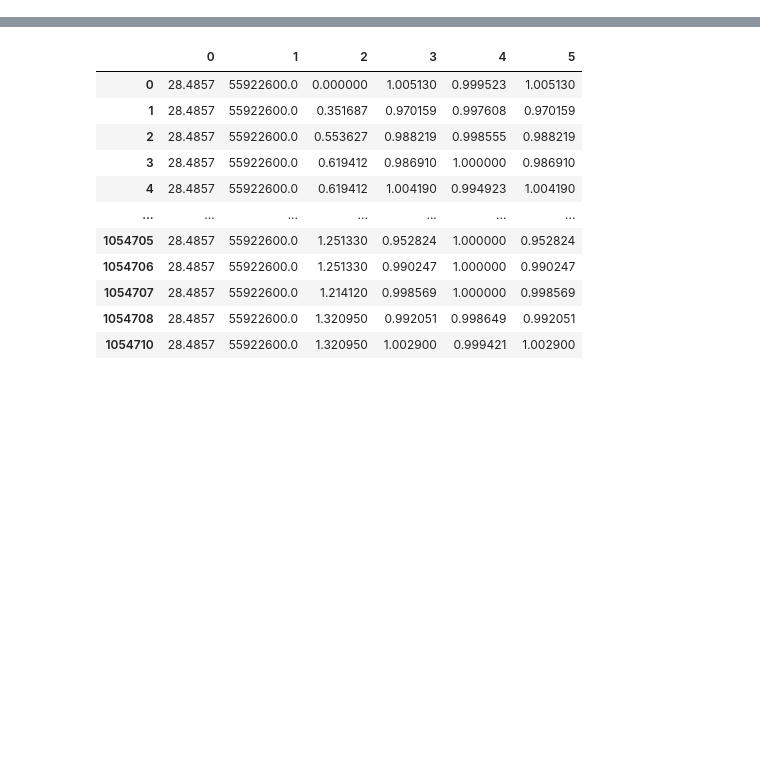
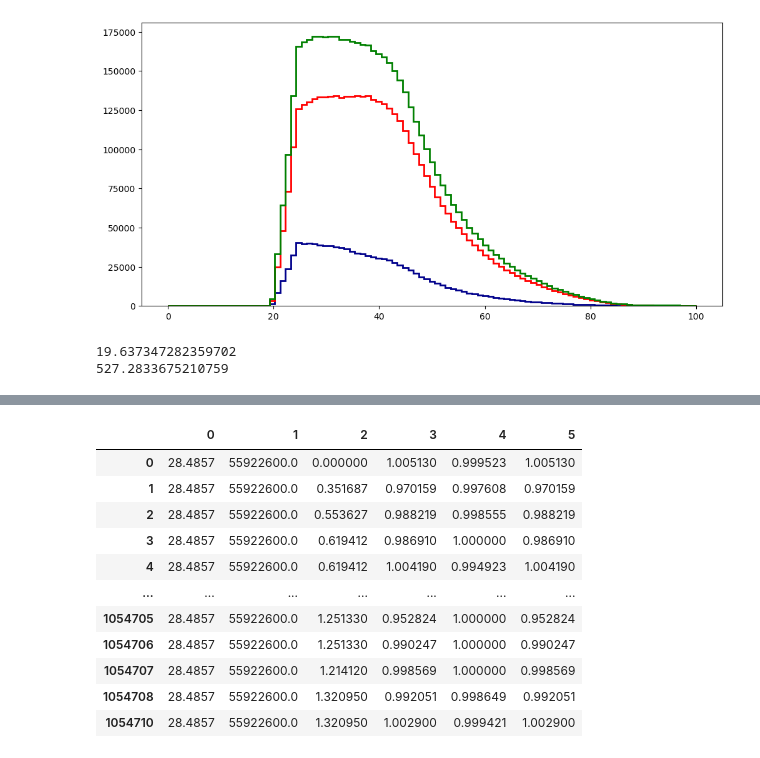
Before and after one commit to FindTheHiggs/Code, a Jupyter notebook: Code/Support.ipynb, the cells around one changed output, grey strips where cells are left out. Cells and saved outputs as stored; diff of their text form; code cells hidden in the pictures; blank space fills up the shorter version.

```diff
--- a/Code/Support.ipynb
+++ b/Code/Support.ipynb
@@ -218 +373,20 @@ print(min(pt2))
+# %%
+#Inspect the angle betwqeen photons
+plt.figure(figsize=(12,6), dpi= 100)
+del_r = df['photon_sep'].values
+sigs = df['photon_sep'][df['label']==1].values
+bkgs = df['photon_sep'][df['label']==0].values
+xlims=[0, 100]
+bins = np.linspace(xlims[0],xlims[1],100,endpoint=True)
+plt.hist(bkgs, color = 'darkblue', histtype='step', bins=bins,linewidth=2)
+plt.hist(sigs, color = 'red', histtype='step', bins=bins,linewidth=2)
+plt.hist(del_r, color = 'green', histtype='step', bins=bins,linewidth=2)
+plt.show()
+
+print(min(del_r))
+print(max(del_r))
+# %% [output]
+[figure, added]
+19.637347282359702
+527.2833675210759
 # %%
```
Also changed, not shown: parts of 12 cells of this notebook, 1 other file.
